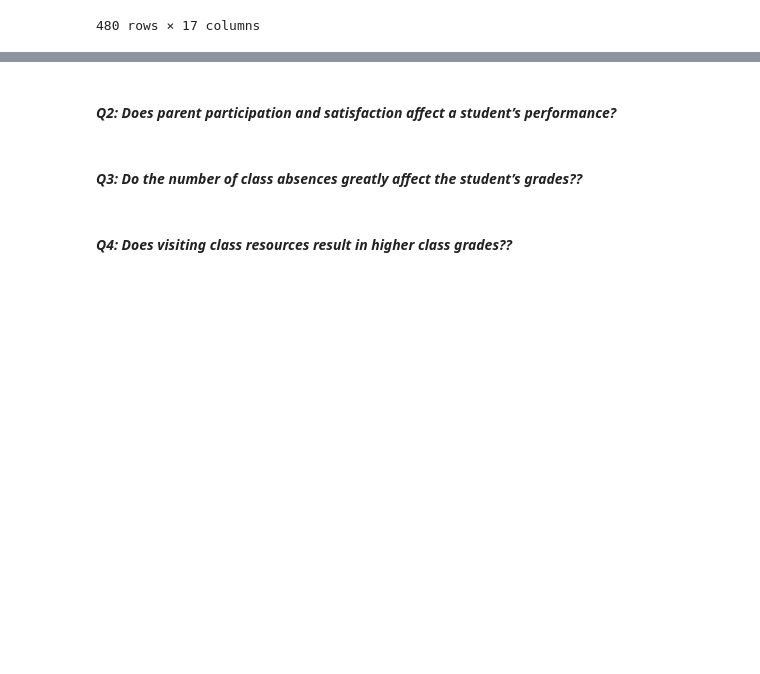
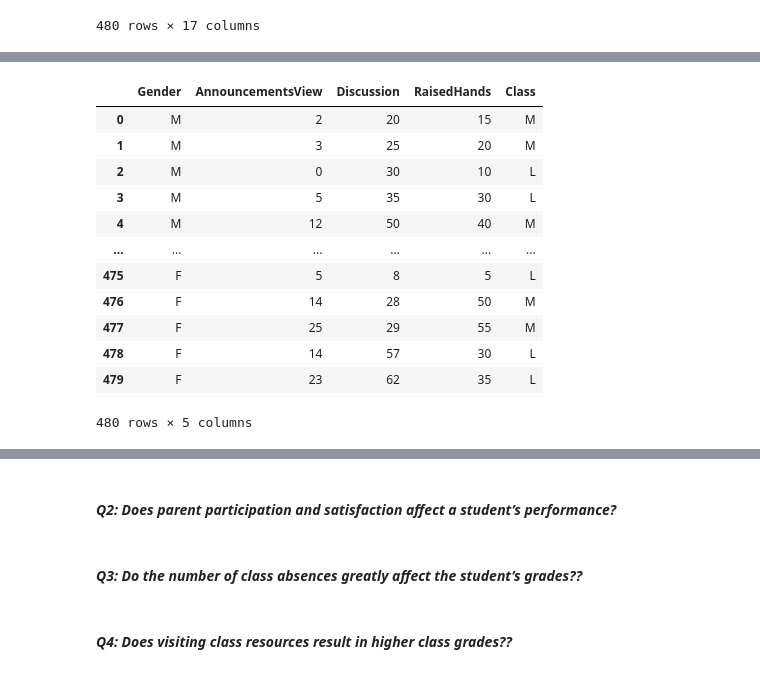
Before and after one commit to okaystephen/DATASCI-MCO, a Jupyter notebook: DATASCI_MCO.ipynb, the cells around one changed output, grey strips where cells are left out. Cells and saved outputs as stored; diff of their text form; code cells hidden in the pictures; blank space fills up the shorter version.

```diff
--- a/DATASCI_MCO.ipynb
+++ b/DATASCI_MCO.ipynb
@@ -199,0 +211,17 @@ Now that we have cleaned our dataset, we can now proceed in analyzing our data a
+# %%
+q1_df = spd_df[["Gender", "AnnouncementsView", "Discussion", "RaisedHands", "Class"]].copy()
+q1_df
+# %% [output]
+|  | Gender | AnnouncementsView | Discussion | RaisedHands | Class |
+| 0 | M | 2 | 20 | 15 | M |
+| 1 | M | 3 | 25 | 20 | M |
+| 2 | M | 0 | 30 | 10 | L |
+| 3 | M | 5 | 35 | 30 | L |
+| 4 | M | 12 | 50 | 40 | M |
+| ... | ... | ... | ... | ... | ... |
+| 475 | F | 5 | 8 | 5 | L |
+| 476 | F | 14 | 28 | 50 | M |
+| 477 | F | 25 | 29 | 55 | M |
+| 478 | F | 14 | 57 | 30 | L |
+| 479 | F | 23 | 62 | 35 | L |
+480 rows × 5 columns
```
Also changed, not shown: parts of 9 cells of this notebook.
